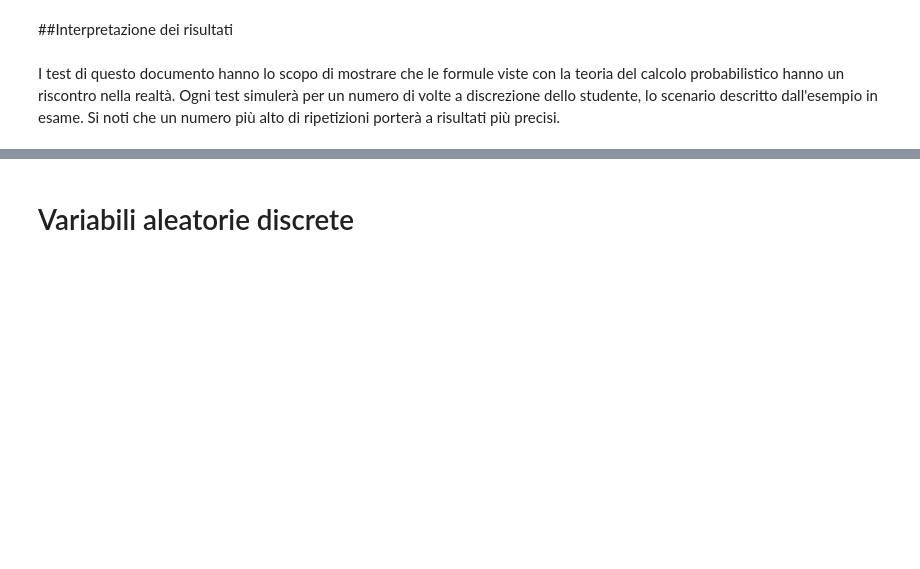
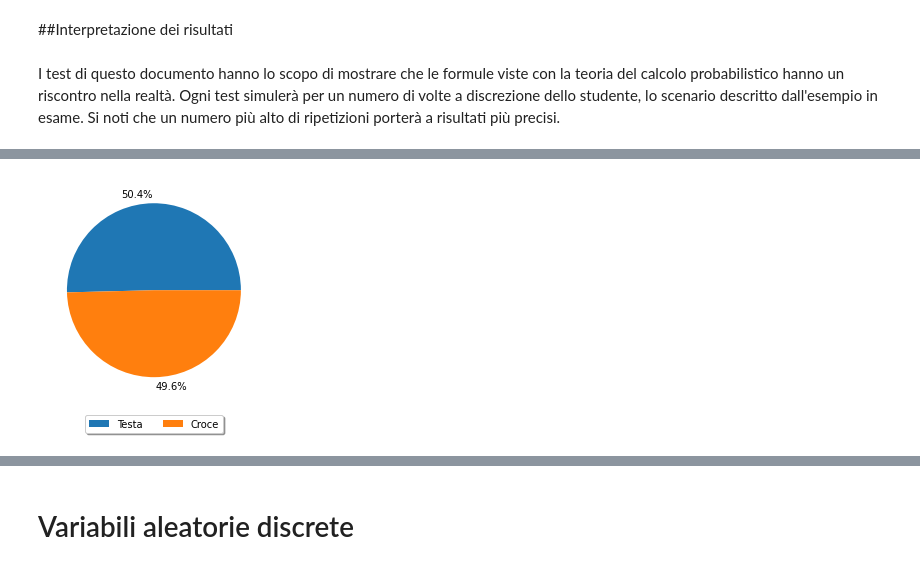
Before and after one commit to MontiMic/Tesi, a Jupyter notebook: Untitled1.ipynb, the cells around one changed output, grey strips where cells are left out. Cells and saved outputs as stored; diff of their text form; code cells hidden in the pictures; blank space fills up the shorter version.

```diff
--- a/Untitled1.ipynb
+++ b/Untitled1.ipynb
@@ -114,0 +121,4 @@ def moneta(lanci):
+# %%
+moneta(10_000)
+# %% [output]
+[figure, added]
```
Also changed, not shown: parts of 18 cells of this notebook.
